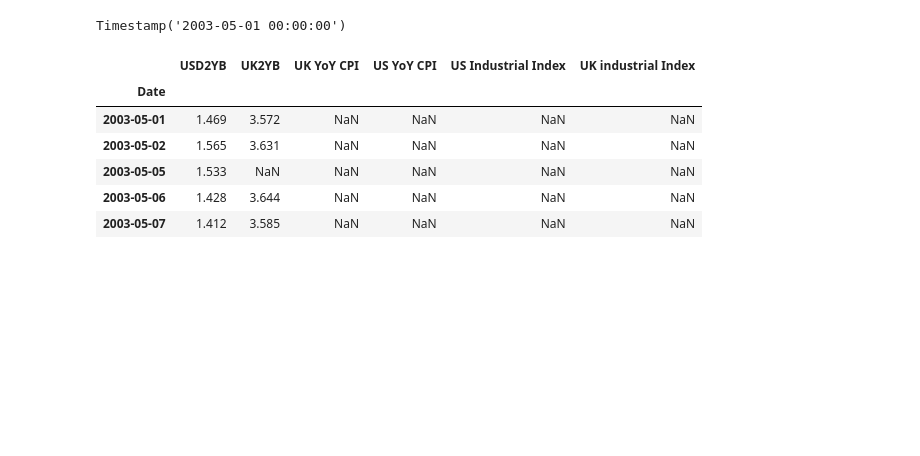
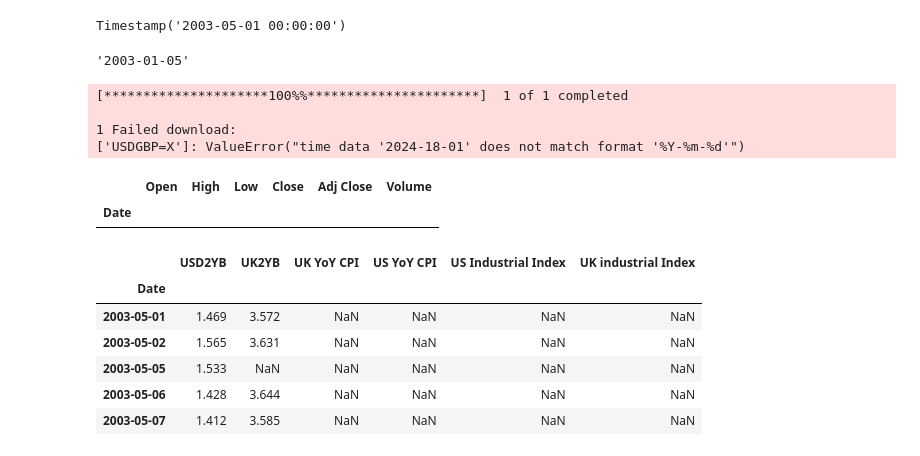
Before and after one commit to luisjo819UCLA/Portfolio-Finance-Project, a Jupyter notebook: GroupProject-1_applying .last function.ipynb, the cells around one changed output. Drawn from its saved outputs; the diff is of its cells as text; code cells hidden in the pictures; blank space fills up the shorter version.

```diff
--- a/GroupProject-1_applying .last function.ipynb
+++ b/GroupProject-1_applying .last function.ipynb
@@ -49,6 +50,25 @@ initial_date = initial_date - pd.DateOffset(months=1)
 initial_date
 # %% [output]
 Timestamp('2003-05-01 00:00:00')
+# %%
+#Lets transform the date to a string, keeping the format YYYY-DD-MM
+initial_date_2 = initial_date.strftime('%Y-%m-%)
+initial_date_2
+# %% [output]
+'2003-01-05'
+# %%
+ticker = "USDGBP=X"
+usd_to_gbp_rate = yf.download(ticker, start=initial_date_2, end=df.index[-1].strftime('%Y-%m-%d'))
+# %% [output]
+[*********************100%%**********************]  1 of 1 completed
+
+1 Failed download:
+['USDGBP=X']: ValueError("time data '2024-18-01' does not match format '%Y-%m-%d'")
+# %%
+usd_to_gbp_rate
+# %% [output]
+|  | Open | High | Low | Close | Adj Close | Volume |
+| Date |  |  |  |  |  |  |
 # %%
 #we are gonna drop all the values before initial_date
 df = df[initial_date:]
```
Also changed, not shown: parts of 3 cells of this notebook.
